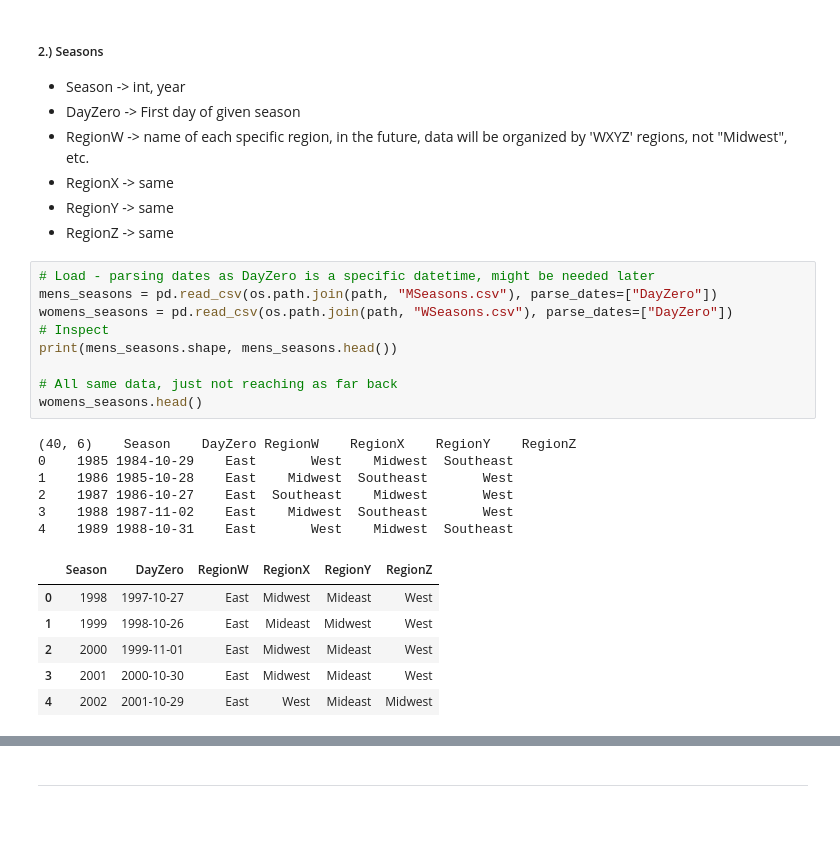
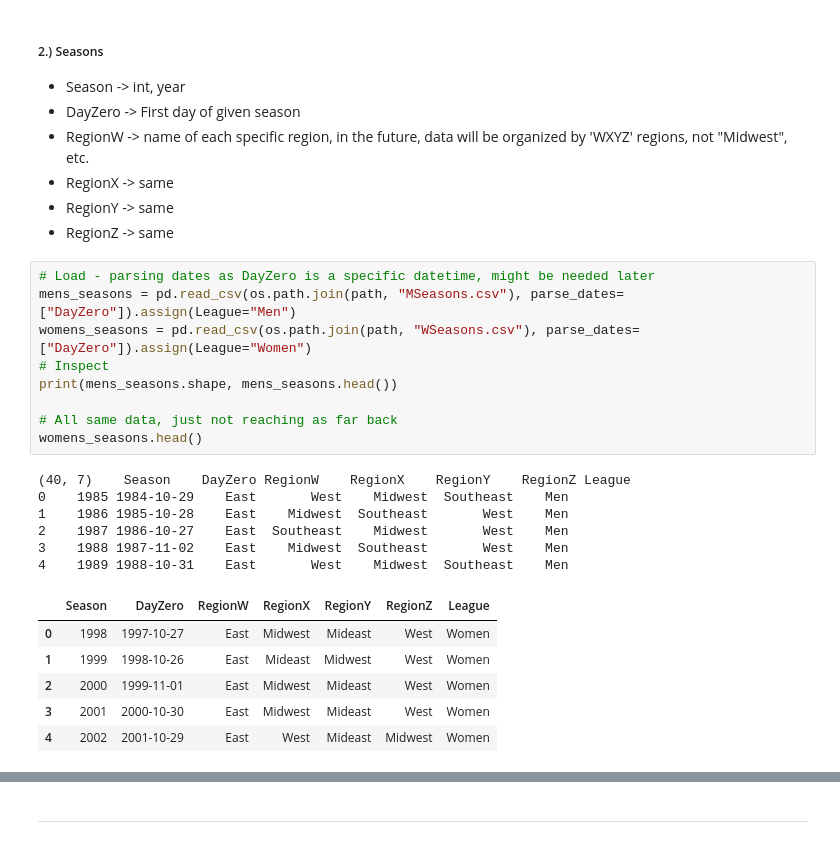
Before and after one commit to dvdhartsman/March_Machine_Learning_Mania_2024, a Jupyter notebook: Data_Understanding_and_Aggregation.ipynb, the cells around one changed output, grey strips where cells are left out. Saved outputs shown, nothing was run; the diff lists cells and outputs as text.

```diff
--- a/Data_Understanding_and_Aggregation.ipynb
+++ b/Data_Understanding_and_Aggregation.ipynb
@@ -101,23 +123,23 @@ Name: count, dtype: int64
 - RegionZ -> same
 # %%
 # Load - parsing dates as DayZero is a specific datetime, might be needed later
-mens_seasons = pd.read_csv(os.path.join(path, "MSeasons.csv"), parse_dates=["DayZero"])
-womens_seasons = pd.read_csv(os.path.join(path, "WSeasons.csv"), parse_dates=["DayZero"])
+mens_seasons = pd.read_csv(os.path.join(path, "MSeasons.csv"), parse_dates=["DayZero"]).assign(League="Men")
+womens_seasons = pd.read_csv(os.path.join(path, "WSeasons.csv"), parse_dates=["DayZero"]).assign(League="Women")
 # Inspect
 print(mens_seasons.shape, mens_seasons.head())
 
 # All same data, just not reaching as far back
 womens_seasons.head()
 # %% [output]
-(40, 6)    Season    DayZero RegionW    RegionX    RegionY    RegionZ
-0    1985 1984-10-29    East       West    Midwest  Southeast
-1    1986 1985-10-28    East    Midwest  Southeast       West
-2    1987 1986-10-27    East  Southeast    Midwest       West
-3    1988 1987-11-02    East    Midwest  Southeast       West
-4    1989 1988-10-31    East       West    Midwest  Southeast
+(40, 7)    Season    DayZero RegionW    RegionX    RegionY    RegionZ League
+0    1985 1984-10-29    East       West    Midwest  Southeast    Men
+1    1986 1985-10-28    East    Midwest  Southeast       West    Men
+2    1987 1986-10-27    East  Southeast    Midwest       West    Men
+3    1988 1987-11-02    East    Midwest  Southeast       West    Men
+4    1989 1988-10-31    East       West    Midwest  Southeast    Men
-|  | Season | DayZero | RegionW | RegionX | RegionY | RegionZ |
-| 0 | 1998 | 1997-10-27 | East | Midwest | Mideast | West |
-| 1 | 1999 | 1998-10-26 | East | Mideast | Midwest | West |
-| 2 | 2000 | 1999-11-01 | East | Midwest | Mideast | West |
-| 3 | 2001 | 2000-10-30 | East | Midwest | Mideast | West |
-| 4 | 2002 | 2001-10-29 | East | West | Mideast | Midwest |
+|  | Season | DayZero | RegionW | RegionX | RegionY | RegionZ | League |
+| 0 | 1998 | 1997-10-27 | East | Midwest | Mideast | West | Women |
+| 1 | 1999 | 1998-10-26 | East | Mideast | Midwest | West | Women |
+| 2 | 2000 | 1999-11-01 | East | Midwest | Mideast | West | Women |
+| 3 | 2001 | 2000-10-30 | East | Midwest | Mideast | West | Women |
+| 4 | 2002 | 2001-10-29 | East | West | Mideast | Midwest | Women |
```
Also changed, not shown: parts of 60 cells of this notebook.
